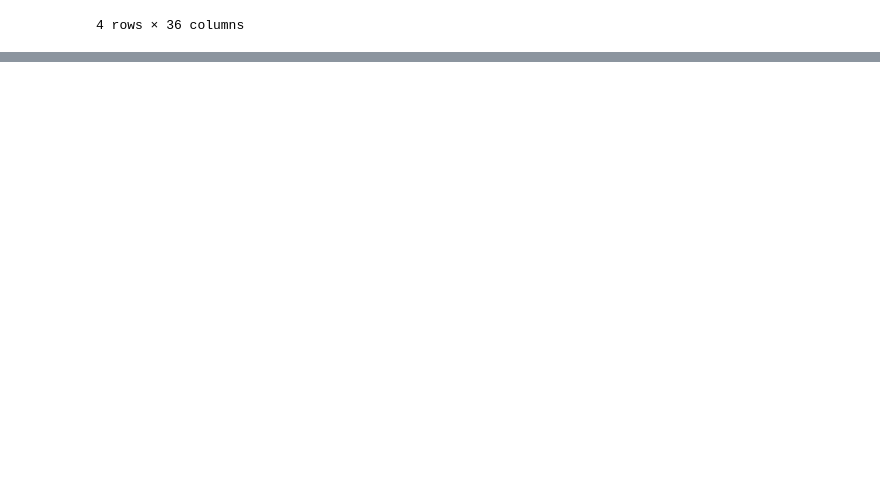
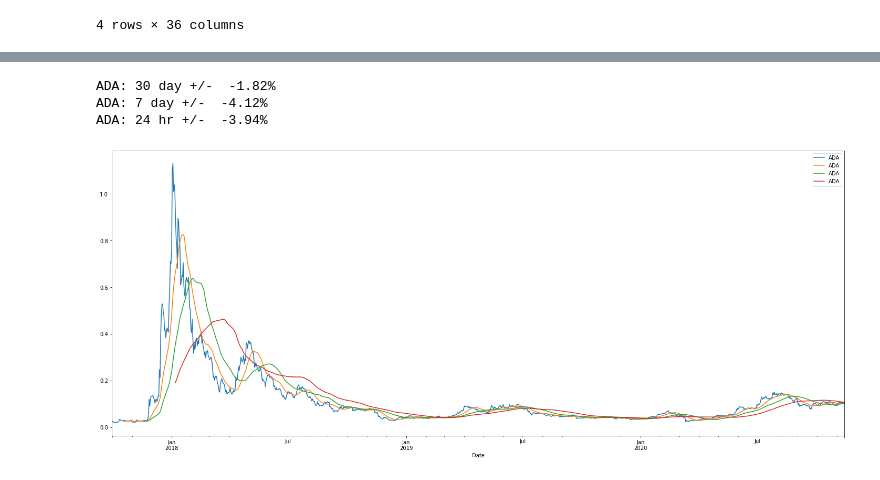
Before and after one commit to apark19/team004_project001, a Jupyter notebook: crypto_analysis.ipynb, the cells around one changed output, grey strips where cells are left out. Drawn from its saved outputs; the diff is of its cells as text; code cells hidden in the pictures; blank space fills up the shorter version.

```diff
--- a/crypto_analysis.ipynb
+++ b/crypto_analysis.ipynb
@@ -341,0 +560,24 @@ There is a 95% chance that an initial investment of $20000 in the portfolio over
+# %%
+ax=ada_close.plot(figsize=(25,10))
+
+ada_sma_20=ada_close.rolling(window=20).mean()
+ada_sma_50=ada_close.rolling(window=50).mean()
+ada_sma_100=ada_close.rolling(window=100).mean()
+
+ada_sma_20.plot(ax=ax)
+ada_sma_50.plot(ax=ax)
+ada_sma_100.plot(ax=ax)
+
+ada_close=ada_close.sort_values(by='Date',ascending=False)
+ada_30_diff=calc_diff(ada_close,30)
+ada_7_diff=calc_diff(ada_close,7)
+ada_1_diff=calc_diff(ada_close,2)
+
+print("ADA: 30 day +/-  "+str(round(ada_30_diff,2))+"%")
+print("ADA: 7 day +/-  "+str(round(ada_7_diff,2))+"%")
+print("ADA: 24 hr +/-  "+str(round(ada_1_diff,2))+"%")
+# %% [output]
+ADA: 30 day +/-  -1.82%
+ADA: 7 day +/-  -4.12%
+ADA: 24 hr +/-  -3.94%
+[figure, added]
```
Also changed, not shown: parts of 27 cells of this notebook.
